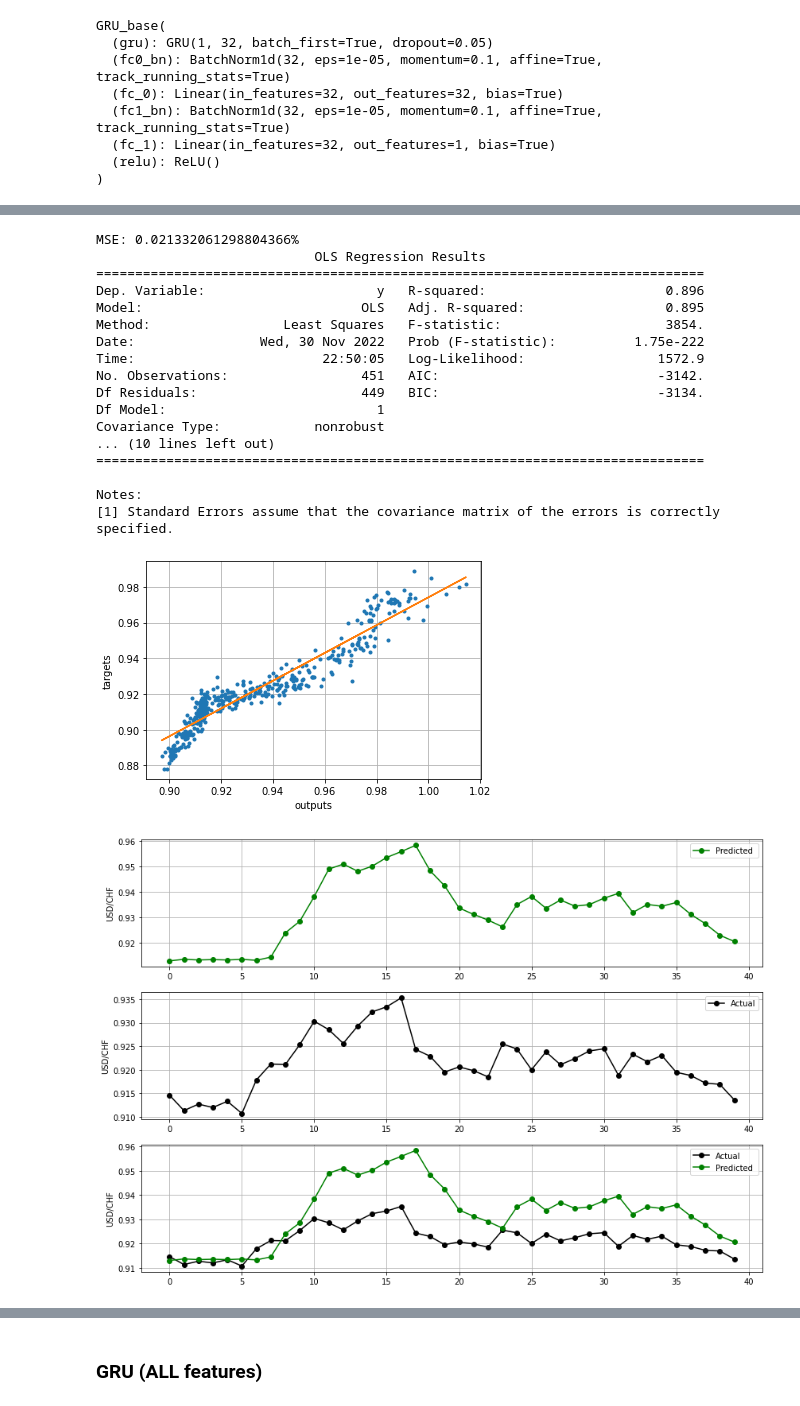
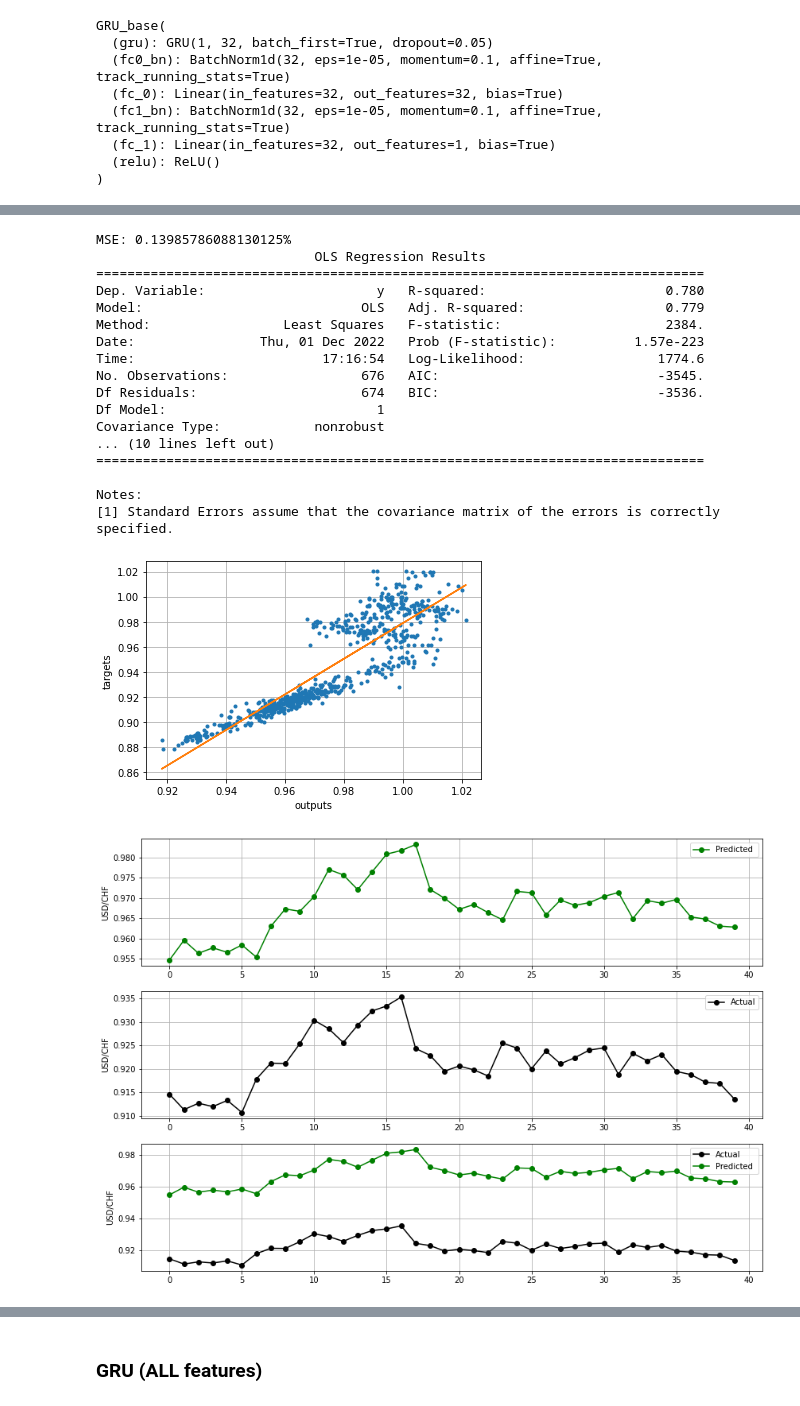
Before and after one commit to CS-433/ml-project-2-marmlla_2, a Jupyter notebook: main_price_GRU.ipynb, the cells around one changed output, grey strips where cells are left out. Drawn from its saved outputs; the diff is of its cells as text; code cells hidden in the pictures.

Commit message:
gru price prediction v2

```diff
--- a/main_price_GRU.ipynb
+++ b/main_price_GRU.ipynb
@@ -40,9 +40,9 @@ df.head(2)
 # %%
-data = [df.USD_CHF, df.SMI, df.SP500]
+data = [df.USD_CHF, df.SMI, df.SP500, df.BondCH, df.BondUS]
 
 fig = plt.figure(figsize=(15, 7))
 
-name  = ['USD_CHF log return','SMI log return', 'SP500 log return']
+name  = ['USD_CHF log return','SMI log return', 'SP500 log return', '20-year swiss bond', '20-year US bond']
 for i in range(len(data)):
     plt.subplot(1,len(data),1+i)
     plt.hist(data[i], bins=150)
@@ -54,4 +54,4 @@ plt.show()
 # %%
-train_x, val_x, test_x, train_y, val_y, test_y, norm = pp.generate_dataset(data, lookback_=10, norm_=False, fraction_val_=0.1, fraction_test_=0.1)
+train_x, val_x, test_x, train_y, val_y, test_y, norm = pp.generate_dataset(data, lookback_=5, norm_=False, fraction_val_=0.1, fraction_test_=0.15)
 # %% [output]
 Shape:
@@ -99,6 +100,6 @@ GRU_base(
   (relu): ReLU()
 )
 # %%
-train_loss, val_loss = pl.train(model_gru, train_x[:,:,0].reshape(-1, 10,1), train_y, val_x[:,:,0].reshape(-1, 10,1), val_y, batch_size_= 512, num_epochs_=400, lr=0.0001, device_='cuda')
+train_loss, val_loss = pl.train(model_gru, train_x[:,:,0].reshape(-1, 5,1), train_y, val_x[:,:,0].reshape(-1, 5,1), val_y, batch_size_= 512, num_epochs_=400, lr_=0.0001, device_='cuda')
 # %% [output]
 Epoch: 80/400
@@ -114,11 +115,11 @@ MSE = [train loss mean :  0.00077677] , [val loss mean:  0.00045497, MSE (last)
 # %%
-plt.plot(pl.smooth_loss(train_loss, chunksize = 100)[1:] , label="train loss")
-plt.plot(pl.smooth_loss(val_loss, chunksize = 100)[1:] , label="val loss")
+plt.plot(pl.smooth_loss(train_loss, chunksize = 10)[1:] , label="train loss")
+plt.plot(pl.smooth_loss(val_loss, chunksize = 10)[1:] , label="val loss")
 plt.legend()
 plt.show()
 
 
-outputs, targets, MSE = pl.evaluate(model_gru, test_x[:,:,0].reshape(-1, 10,1), test_y, device='cuda')
-pl.regression_result(targets,outputs)
-ds.plot_result_price(outputs, targets, nb=40)
+outputs_simple, targets, MSE = pl.evaluate(model_gru, test_x[:,:,0].reshape(-1, 5,1), test_y, device='cuda')
+pl.regression_result(targets,outputs_simple)
+ds.plot_result_price(outputs_simple, targets, nb=40)
 # %% [output]
@@ -126,19 +127,19 @@ ds.plot_result_price(outputs, targets, nb=40)
-MSE: 0.021332061298804366%
+MSE: 0.13985786088130125%
                             OLS Regression Results
 ==============================================================================
-Dep. Variable:                      y   R-squared:                       0.896
-Model:                            OLS   Adj. R-squared:                  0.895
-Method:                 Least Squares   F-statistic:                     3854.
-Date:                Wed, 30 Nov 2022   Prob (F-statistic):          1.75e-222
-Time:                        22:50:05   Log-Likelihood:                 1572.9
-No. Observations:                 451   AIC:                            -3142.
-Df Residuals:                     449   BIC:                            -3134.
+Dep. Variable:                      y   R-squared:                       0.780
+Model:                            OLS   Adj. R-squared:                  0.779
+Method:                 Least Squares   F-statistic:                     2384.
+Date:                Thu, 01 Dec 2022   Prob (F-statistic):          1.57e-223
+Time:                        17:16:54   Log-Likelihood:                 1774.6
+No. Observations:                 676   AIC:                            -3545.
+Df Residuals:                     674   BIC:                            -3536.
 Df Model:                           1
 Covariance Type:            nonrobust
 ... (10 lines left out)
 ==============================================================================
 
 Notes:
 [1] Standard Errors assume that the covariance matrix of the errors is correctly specified.
-[figure, old version]
+[figure, new version]
-[figure, old version]
+[figure, new version]
```
Also changed, not shown: parts of 24 cells of this notebook, 4 other files.
